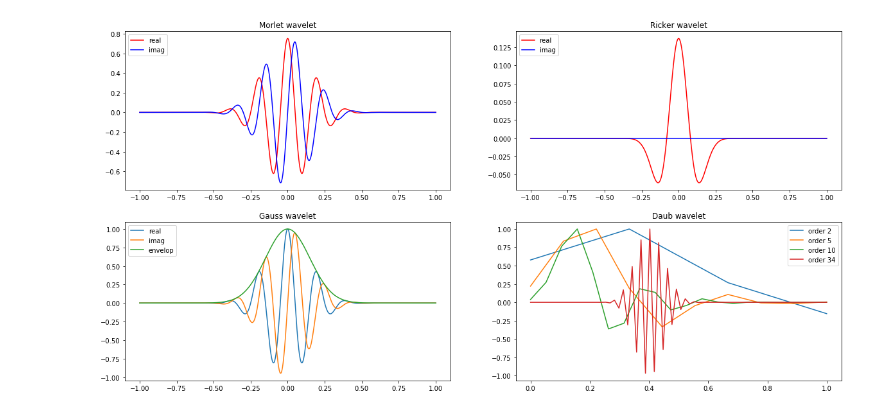
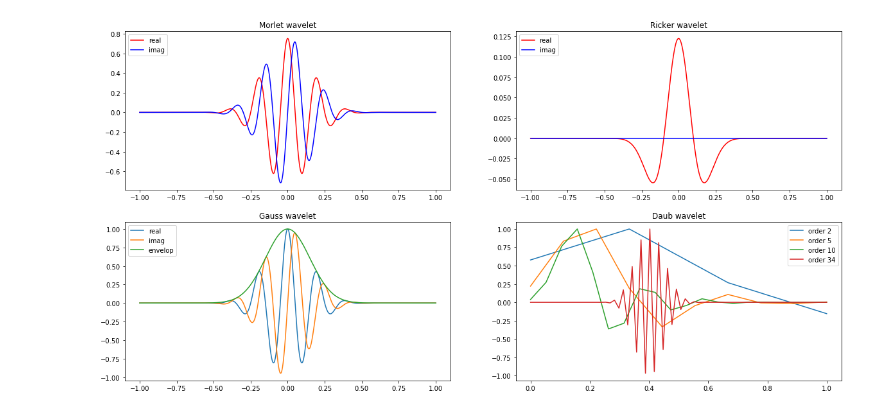
Before and after one commit to ninedraft/waveproblems, a Jupyter notebook: wavelets.ipynb, the cells around one changed output. Cells and saved outputs as stored; diff of their text form; code cells hidden in the pictures.

```diff
--- a/wavelets.ipynb
+++ b/wavelets.ipynb
@@ -17,33 +17,33 @@ morlet_fig.set_title("Morlet wavelet")
 
 
 ricker_fig = fig.add_subplot(222)
-ricker_sample = ricker(N_SAMPLES, 40)
+ricker_sample = ricker(N_SAMPLES, 70)
 ricker_x = np.linspace(-1, 1, N_SAMPLES)
 ricker_fig.plot(ricker_x, ricker_sample.real, color="red")
 ricker_fig.plot(ricker_x, ricker_sample.imag, color="blue")
 ricker_fig.legend(['real', 'imag'], loc='upper left')
 ricker_fig.set_title("Ricker wavelet")
 
 gauss_fig = fig.add_subplot(223)
 gauss_x = np.linspace(-1, 1, N_SAMPLES)
 gauss_sample_r, gauss_sample_i, gauess_sample_e = gausspulse(gauss_x, fc=5, retquad=True, retenv=True)
 gauss_fig.plot(gauss_x, gauss_sample_r,
                gauss_x, gauss_sample_i,
                gauss_x, gauess_sample_e)
 gauss_fig.legend(['real', 'imag', 'envelop'], loc='upper left')
 gauss_fig.set_title('Gauss wavelet')
 
 daub_fig = fig.add_subplot(224)
 dims = [2, 5, 10, 34]
 for dim in dims:
     daub_sample = daub(dim)
     daub_sample =  daub_sample/daub_sample.max()
     daub_x = np.linspace(0, 1, len(daub_sample))
     daub_fig.plot(daub_x, daub_sample)
 daub_fig.legend([f'order {dim}' for dim in dims], loc='upper right')
 daub_fig.set_title('Daub wavelet')
 fig.savefig('wavelets.png')
 
 plt.show()
 # %% [output]
-[figure, old version]
+[figure, new version]
```
Also changed, not shown: 1 other file.
